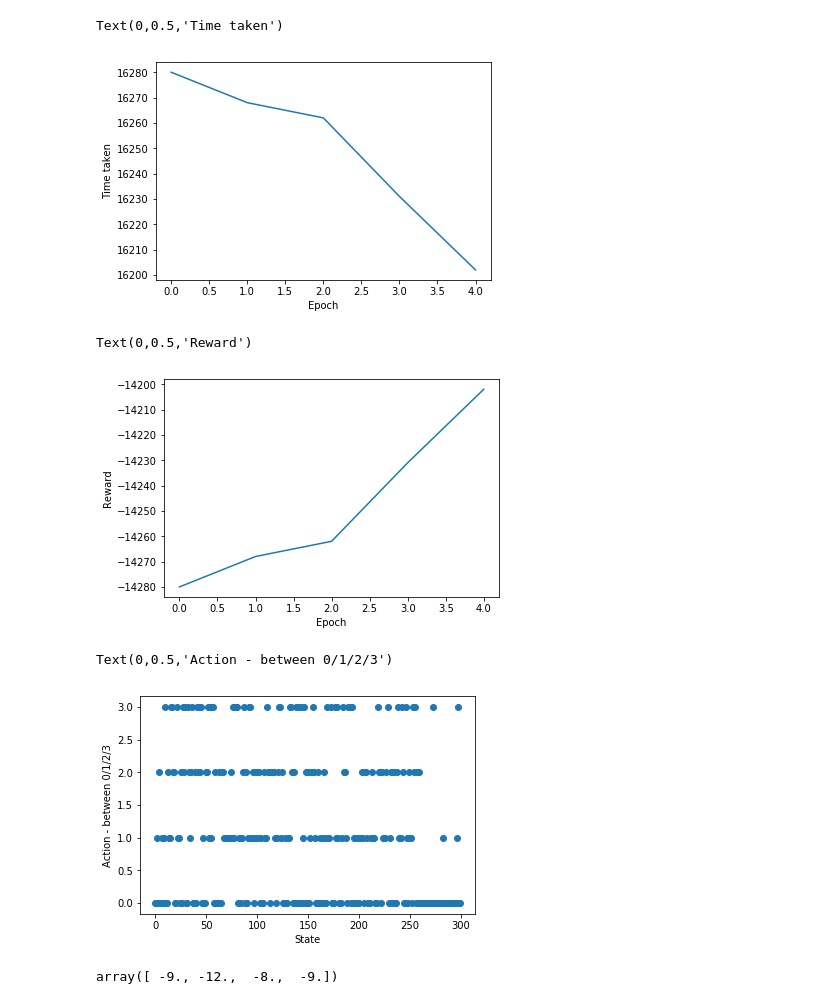
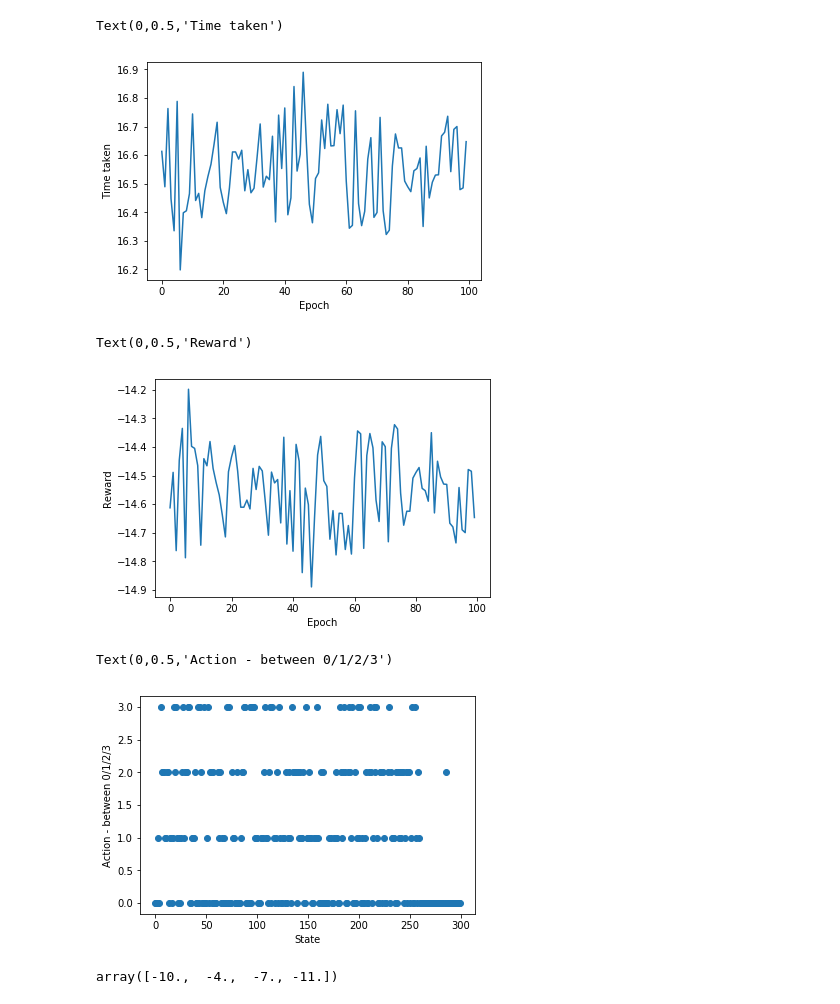
Before and after one commit to akkashk/RL_Project, a Jupyter notebook: SAT_Solving/Tabular/TD.ipynb, the cells around one changed output. Cells and saved outputs as stored; diff of their text form; code cells hidden in the pictures.

```diff
--- a/SAT_Solving/Tabular/TD.ipynb
+++ b/SAT_Solving/Tabular/TD.ipynb
@@ -577,7 +577,6 @@ def q_learning(filepaths, epochs, discount_factor=1.0, epsilon=0.1, epsilon_deca
                 best_next_action = np.argmax(Q[next_state])
                 td_target = reward + discount_factor * Q[next_state][best_next_action]
                 td_delta = td_target - Q[state][action]
-                alpha = 1.0
                 Q[state][action] += alpha * td_delta
 
                 state = next_state
@@ -596,7 +595,7 @@ filepaths = list(map(lambda x: os.path.join(directory, x), files))
 
 actions = 4
 
-Q, time_taken, reward_achieved = q_learning(filepaths, 10, epsilon=0.3, epsilon_decay=0.9999, alpha=0.6)
+Q, time_taken, reward_achieved = q_learning(filepaths, 100, epsilon=0.1, epsilon_decay=1.0, alpha=0.6)
 
 print("Done")
 # %% [output]
@@ -606,17 +624,29 @@ print("Done")
 # %%
-plt.plot(time_taken)
+plt_avg = True
+
+if plt_avg:
+    time_taken_avg = np.array(time_taken) / 1000
+    plt.plot(time_taken_avg)
+else:
+    plt.plot(time_taken)
+
 plt.xlabel("Epoch")
 plt.ylabel("Time taken")
 # %% [output]
 Text(0,0.5,'Time taken')
-[figure, old version]
+[figure, new version]
 # %%
-plt.plot(reward_achieved)
+if plt_avg:
+    reward_achieved_avg = np.array(reward_achieved) / 1000
+    plt.plot(reward_achieved_avg)
+else:
+    plt.plot(reward_achieved)
+
 plt.xlabel("Epoch")
 plt.ylabel("Reward")
 # %% [output]
 Text(0,0.5,'Reward')
-[figure, old version]
+[figure, new version]
 # %%
 policy = make_epsilon_greedy_policy(Q, epsilon=0.05, nA=actions)
 
@@ -628,12 +658,12 @@ plt.xlabel("State")
 plt.ylabel("Action - between 0/1/2/3")
 # %% [output]
 Text(0,0.5,'Action - between 0/1/2/3')
-[figure, old version]
+[figure, new version]
 # %%
 state = 144
 Q[state]
 # %% [output]
-array([ -9., -12.,  -8.,  -9.])
+array([-10.,  -4.,  -7., -11.])
 # %%
 plt.figure(figsize=(15, 8))
 
```
Also changed, not shown: parts of 3 cells of this notebook, 7 other files.
